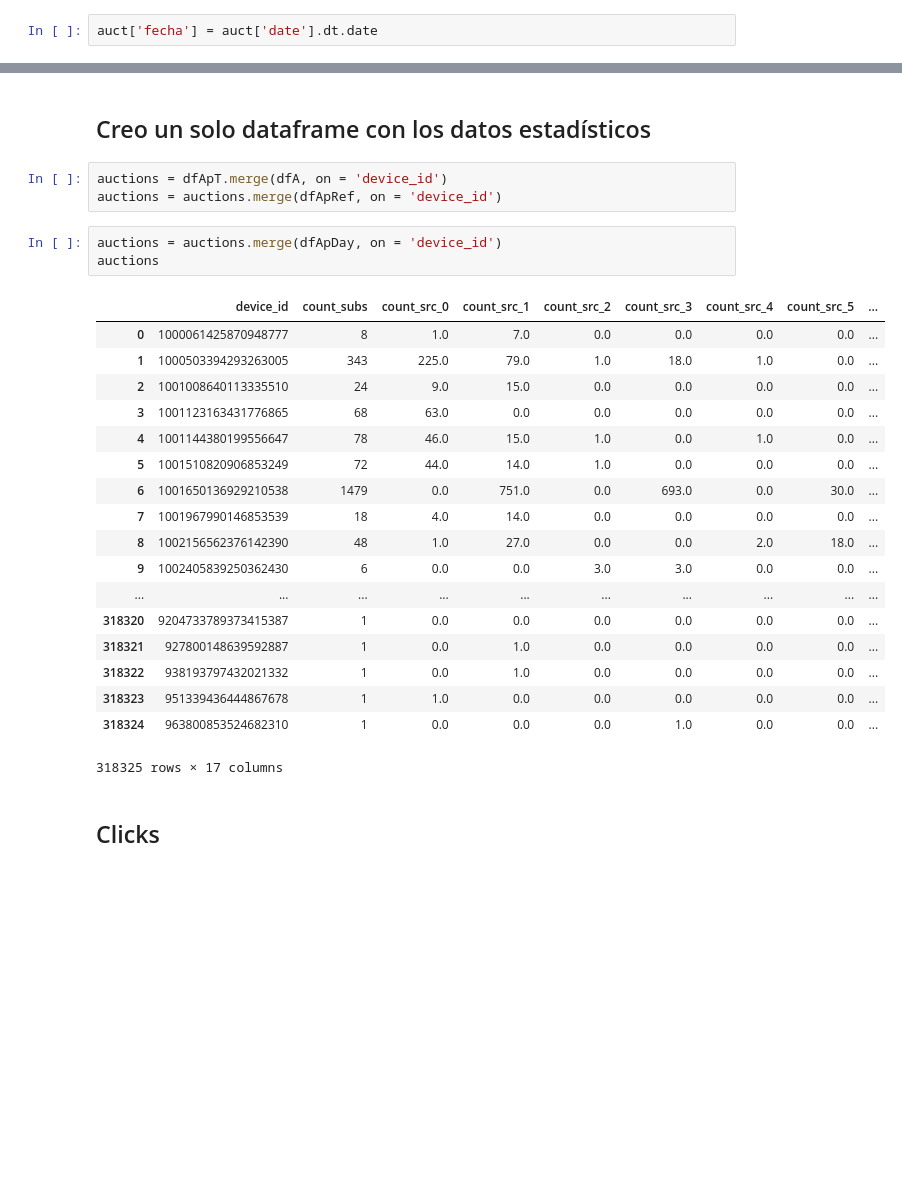
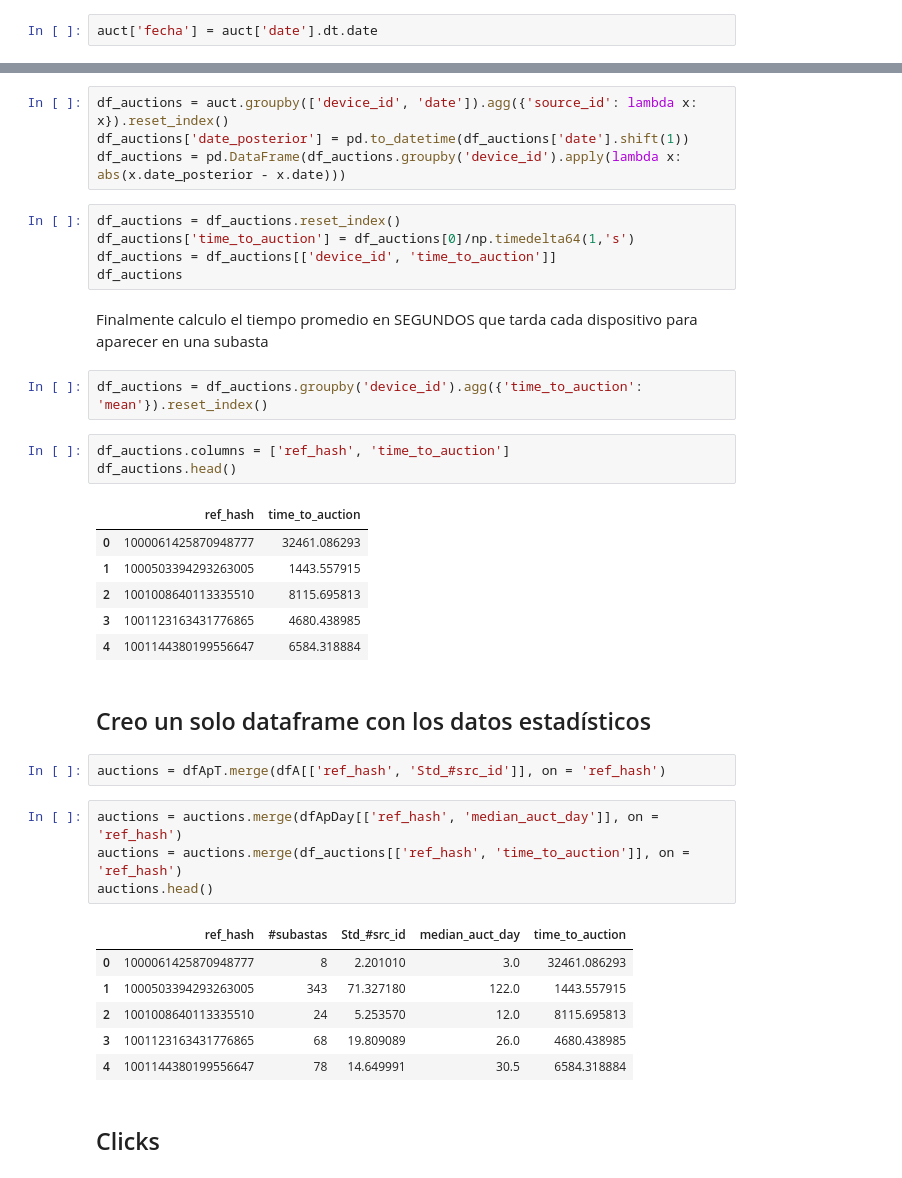
Before and after one commit to EscobarMariaSol/Organizacion-de-datos, a Jupyter notebook: TP2/TP2.ipynb, the cells around one changed output, grey strips where cells are left out. Cells and saved outputs as stored; diff of their text form; blank space fills up the shorter version.

Commit message:
agrego features para tiempo de conversión y tiempo de aparición en subastas

```diff
--- a/TP2/TP2.ipynb
+++ b/TP2/TP2.ipynb
@@ -120,30 +130,41 @@ dfApDay.head()
+# %%
+df_auctions = auct.groupby(['device_id', 'date']).agg({'source_id': lambda x: x}).reset_index()
+df_auctions['date_posterior'] = pd.to_datetime(df_auctions['date'].shift(1))
+df_auctions = pd.DataFrame(df_auctions.groupby('device_id').apply(lambda x: abs(x.date_posterior - x.date)))
+# %%
+df_auctions = df_auctions.reset_index()
+df_auctions['time_to_auction'] = df_auctions[0]/np.timedelta64(1,'s')
+df_auctions = df_auctions[['device_id', 'time_to_auction']]
+df_auctions
+# %% [markdown]
+Finalmente calculo el tiempo promedio en SEGUNDOS que tarda cada dispositivo para aparecer en una subasta
+# %%
+df_auctions = df_auctions.groupby('device_id').agg({'time_to_auction': 'mean'}).reset_index()
+# %%
+df_auctions.columns = ['ref_hash', 'time_to_auction']
+df_auctions.head()
+# %% [output]
+|  | ref_hash | time_to_auction |
+| 0 | 1000061425870948777 | 32461.086293 |
+| 1 | 1000503394293263005 | 1443.557915 |
+| 2 | 1001008640113335510 | 8115.695813 |
+| 3 | 1001123163431776865 | 4680.438985 |
+| 4 | 1001144380199556647 | 6584.318884 |
 # %% [markdown]
 ## Creo un solo dataframe con los datos estadísticos
 # %%
-auctions = dfApT.merge(dfA, on = 'device_id')
-auctions = auctions.merge(dfApRef, on = 'device_id')
+auctions = dfApT.merge(dfA[['ref_hash', 'Std_#src_id']], on = 'ref_hash')
 # %%
-auctions = auctions.merge(dfApDay, on = 'device_id')
-auctions
+auctions = auctions.merge(dfApDay[['ref_hash', 'median_auct_day']], on = 'ref_hash')
+auctions = auctions.merge(df_auctions[['ref_hash', 'time_to_auction']], on = 'ref_hash')
+auctions.head()
 # %% [output]
-|  | device_id | count_subs | count_src_0 | count_src_1 | count_src_2 | count_src_3 | count_src_4 | count_src_5 | ... |
-| 0 | 1000061425870948777 | 8 | 1.0 | 7.0 | 0.0 | 0.0 | 0.0 | 0.0 | ... |
-| 1 | 1000503394293263005 | 343 | 225.0 | 79.0 | 1.0 | 18.0 | 1.0 | 0.0 | ... |
-| 2 | 1001008640113335510 | 24 | 9.0 | 15.0 | 0.0 | 0.0 | 0.0 | 0.0 | ... |
-| 3 | 1001123163431776865 | 68 | 63.0 | 0.0 | 0.0 | 0.0 | 0.0 | 0.0 | ... |
-| 4 | 1001144380199556647 | 78 | 46.0 | 15.0 | 1.0 | 0.0 | 1.0 | 0.0 | ... |
-| 5 | 1001510820906853249 | 72 | 44.0 | 14.0 | 1.0 | 0.0 | 0.0 | 0.0 | ... |
-| 6 | 1001650136929210538 | 1479 | 0.0 | 751.0 | 0.0 | 693.0 | 0.0 | 30.0 | ... |
-| 7 | 1001967990146853539 | 18 | 4.0 | 14.0 | 0.0 | 0.0 | 0.0 | 0.0 | ... |
-| 8 | 1002156562376142390 | 48 | 1.0 | 27.0 | 0.0 | 0.0 | 2.0 | 18.0 | ... |
-| 9 | 1002405839250362430 | 6 | 0.0 | 0.0 | 3.0 | 3.0 | 0.0 | 0.0 | ... |
-| ... | ... | ... | ... | ... | ... | ... | ... | ... | ... |
-| 318320 | 9204733789373415387 | 1 | 0.0 | 0.0 | 0.0 | 0.0 | 0.0 | 0.0 | ... |
-| 318321 | 927800148639592887 | 1 | 0.0 | 1.0 | 0.0 | 0.0 | 0.0 | 0.0 | ... |
-| 318322 | 938193797432021332 | 1 | 0.0 | 1.0 | 0.0 | 0.0 | 0.0 | 0.0 | ... |
-| 318323 | 951339436444867678 | 1 | 1.0 | 0.0 | 0.0 | 0.0 | 0.0 | 0.0 | ... |
-| 318324 | 963800853524682310 | 1 | 0.0 | 0.0 | 0.0 | 1.0 | 0.0 | 0.0 | ... |
+|  | ref_hash | #subastas | Std_#src_id | median_auct_day | time_to_auction |
+| 0 | 1000061425870948777 | 8 | 2.201010 | 3.0 | 32461.086293 |
+| 1 | 1000503394293263005 | 343 | 71.327180 | 122.0 | 1443.557915 |
+| 2 | 1001008640113335510 | 24 | 5.253570 | 12.0 | 8115.695813 |
+| 3 | 1001123163431776865 | 68 | 19.809089 | 26.0 | 4680.438985 |
+| 4 | 1001144380199556647 | 78 | 14.649991 | 30.5 | 6584.318884 |
-318325 rows × 17 columns
 # %% [markdown]
 ## Clicks
 # %%
```
Also changed, not shown: parts of 29 cells of this notebook, 1 other file.
